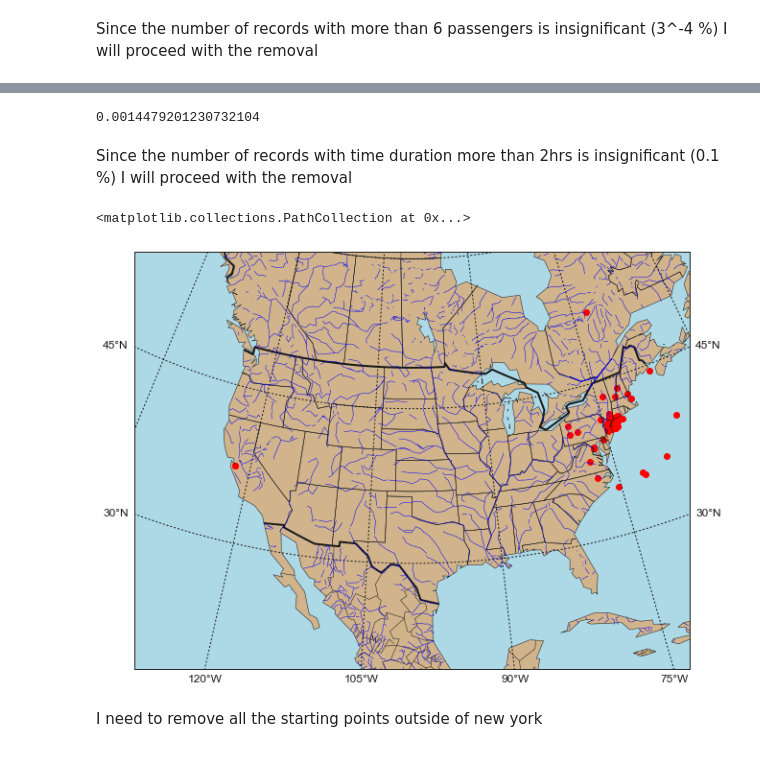
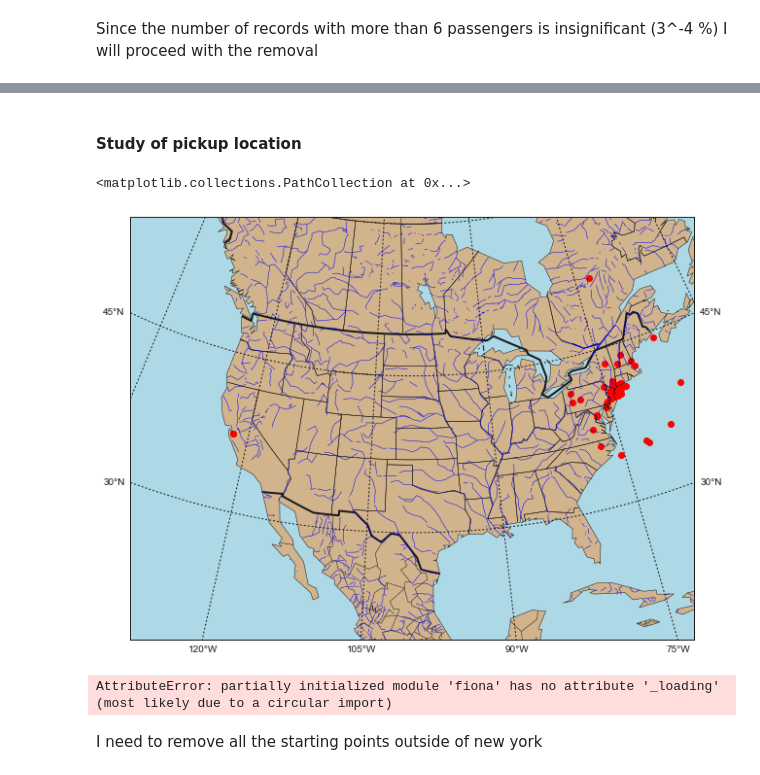
Before and after one commit to DragoneKTM/TaxiDrive_duration_prediction, a Jupyter notebook: Notebooks/1_Preparation.ipynb, the cells around one changed output, grey strips where cells are left out. Drawn from its saved outputs; the diff is of its cells as text; code cells hidden in the pictures.

```diff
--- a/Notebooks/1_Preparation.ipynb
+++ b/Notebooks/1_Preparation.ipynb
@@ -148,28 +166,30 @@ plt.gca().set( ylabel='Frequency', xlabel="Duration in min");
-# %%
-# percentage of records with duration longer then 2hrs
-ds_train[ds_train["min_trip_duration"]>=180]["id"].count() / ds_train["id"].count()
-# %% [output]
-0.0014479201230732104
-# %% [markdown]
-Since the number of records with time duration more than 2hrs is insignificant (0.1 %) I will proceed with the removal
+# %% [markdown]
+#### Study of pickup location
 # %%
 os.environ['PROJ_LIB'] = '/Users/mb/anaconda3/envs/worklab/share/proj'
 from mpl_toolkits.basemap import Basemap
 fig = plt.figure(num=None, figsize=(12, 8) )
 m = Basemap(width=6000000,height=4500000,resolution='c',projection='aea',lat_1=35.,lat_2=45,lon_0=-100,lat_0=40)
 m.drawcoastlines(linewidth=0.5)
 m.fillcontinents(color='tan',lake_color='lightblue')
 # draw parallels and meridians.
 m.drawparallels(np.arange(-90.,91.,15.),labels=[True,True,False,False],dashes=[2,2])
 m.drawmeridians(np.arange(-180.,181.,15.),labels=[False,False,False,True],dashes=[2,2])
 m.drawmapboundary(fill_color='lightblue')
 m.drawcountries(linewidth=2, linestyle='solid', color='k' )
 m.drawstates(linewidth=0.5, linestyle='solid', color='k')
 m.drawrivers(linewidth=0.5, linestyle='solid', color='blue')
 
-m.scatter(ds_train_noOutlier.pickup_longitude.array, ds_train_noOutlier.pickup_latitude.array, latlon=True, marker='o', color='Red')
+m.scatter(ds_train.pickup_longitude.array, ds_train.pickup_latitude.array, latlon=True, marker='o', color='Red')
 # %% [output]
 <matplotlib.collections.PathCollection at 0x...>
-[figure, old version]
+[figure, new version]
+# %%
+import fiona
+ny_map = gpd.read_file(r'..\Data\CHS_2009_DOHMH_2010B.shp')
+fig, ax = plt.subplots(figsize = (15,15))
+ny_map.plot(ax=ax)
+# %% [output]
+AttributeError: partially initialized module 'fiona' has no attribute '_loading' (most likely due to a circular import)
 # %% [markdown]
 I need to remove all the starting points outside of new york
```
Also changed, not shown: parts of 23 cells of this notebook, 1 other file.
